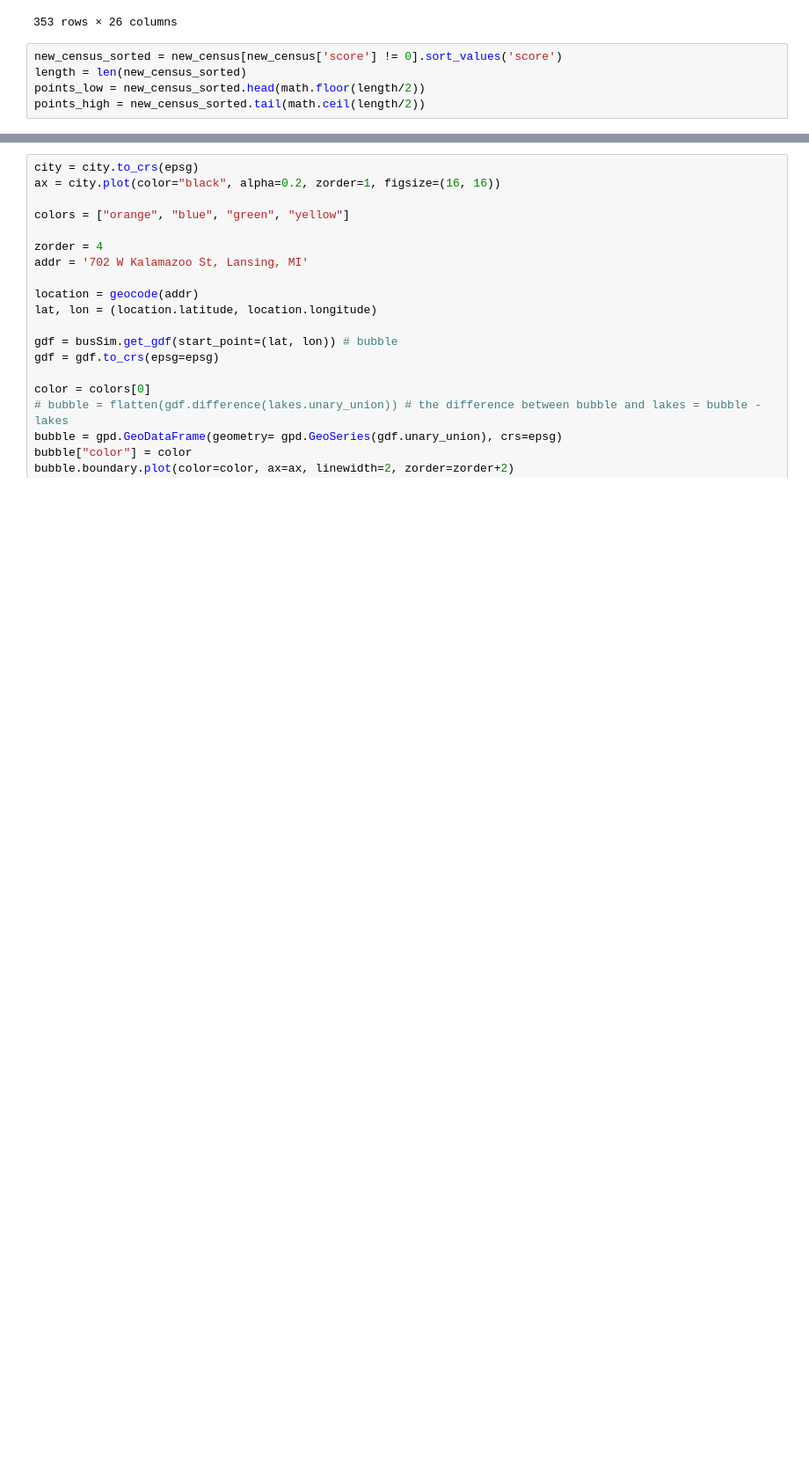
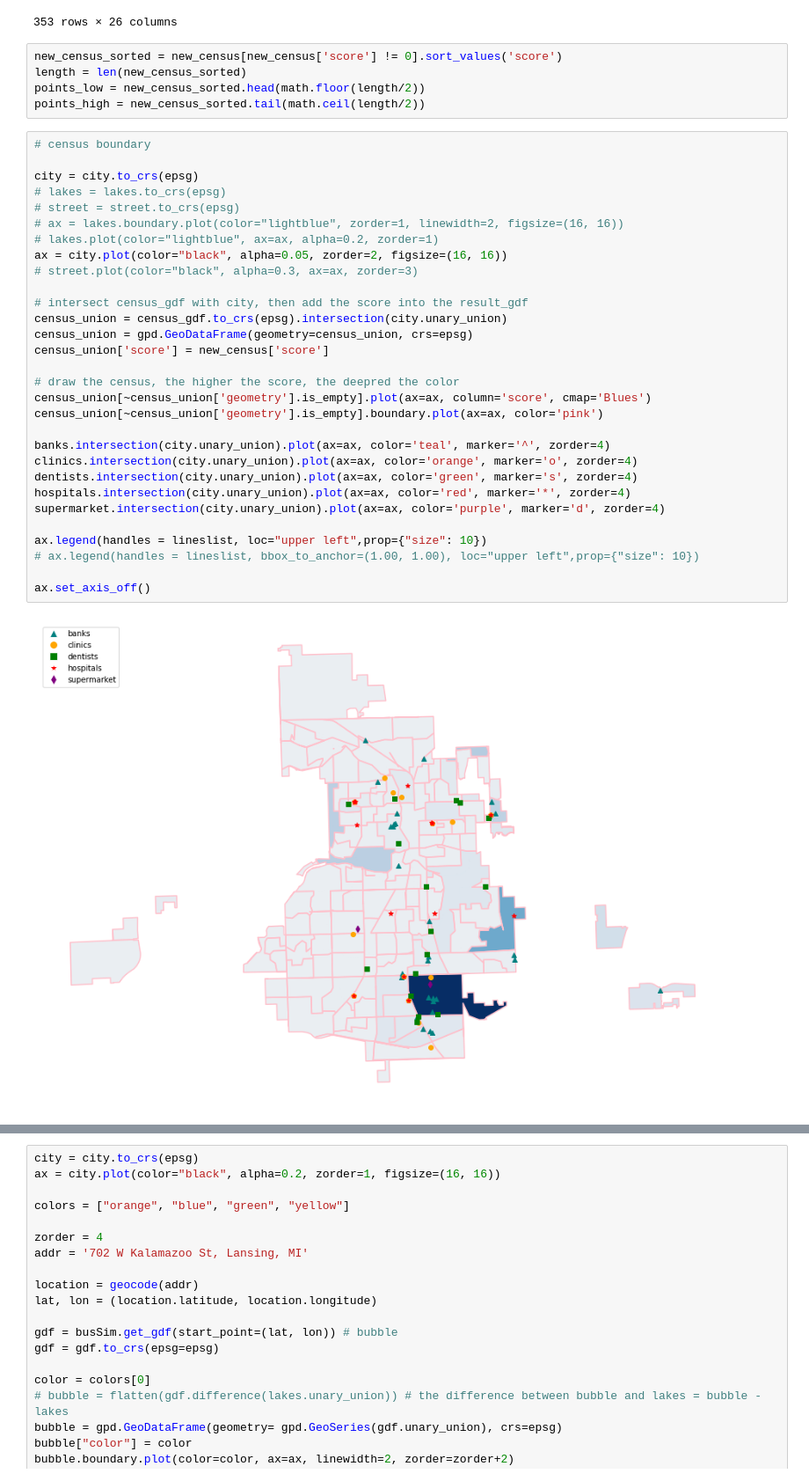
Before and after one commit to wisc-bus/simulator, a Jupyter notebook: notebooks/visualization_lansing.ipynb, the cells around one changed output, grey strips where cells are left out. Shown: that part at 88% size. Drawn from its saved outputs; the diff is of its cells as text; blank space fills up the shorter version.

```diff
--- a/notebooks/visualization_lansing.ipynb
+++ b/notebooks/visualization_lansing.ipynb
@@ -248,3 +189,35 @@ new_census_sorted = new_census[new_census['score'] != 0].sort_values('score')
 length = len(new_census_sorted)
 points_low = new_census_sorted.head(math.floor(length/2))
 points_high = new_census_sorted.tail(math.ceil(length/2))
+# %%
+# census boundary
+
+city = city.to_crs(epsg)
+# lakes = lakes.to_crs(epsg)
+# street = street.to_crs(epsg)
+# ax = lakes.boundary.plot(color="lightblue", zorder=1, linewidth=2, figsize=(16, 16))
+# lakes.plot(color="lightblue", ax=ax, alpha=0.2, zorder=1)
+ax = city.plot(color="black", alpha=0.05, zorder=2, figsize=(16, 16))
+# street.plot(color="black", alpha=0.3, ax=ax, zorder=3)
+
+# intersect census_gdf with city, then add the score into the result_gdf
+census_union = census_gdf.to_crs(epsg).intersection(city.unary_union)
+census_union = gpd.GeoDataFrame(geometry=census_union, crs=epsg)
+census_union['score'] = new_census['score']
+
+# draw the census, the higher the score, the deepred the color
+census_union[~census_union['geometry'].is_empty].plot(ax=ax, column='score', cmap='Blues')
+census_union[~census_union['geometry'].is_empty].boundary.plot(ax=ax, color='pink')
+
+banks.intersection(city.unary_union).plot(ax=ax, color='teal', marker='^', zorder=4)
+clinics.intersection(city.unary_union).plot(ax=ax, color='orange', marker='o', zorder=4)
+dentists.intersection(city.unary_union).plot(ax=ax, color='green', marker='s', zorder=4)
+hospitals.intersection(city.unary_union).plot(ax=ax, color='red', marker='*', zorder=4)
+supermarket.intersection(city.unary_union).plot(ax=ax, color='purple', marker='d', zorder=4)
+
+ax.legend(handles = lineslist, loc="upper left",prop={"size": 10})
+# ax.legend(handles = lineslist, bbox_to_anchor=(1.00, 1.00), loc="upper left",prop={"size": 10})
+
+ax.set_axis_off()
+# %% [output]
+[figure, added]
```
Also changed, not shown: parts of 5 cells of this notebook.
